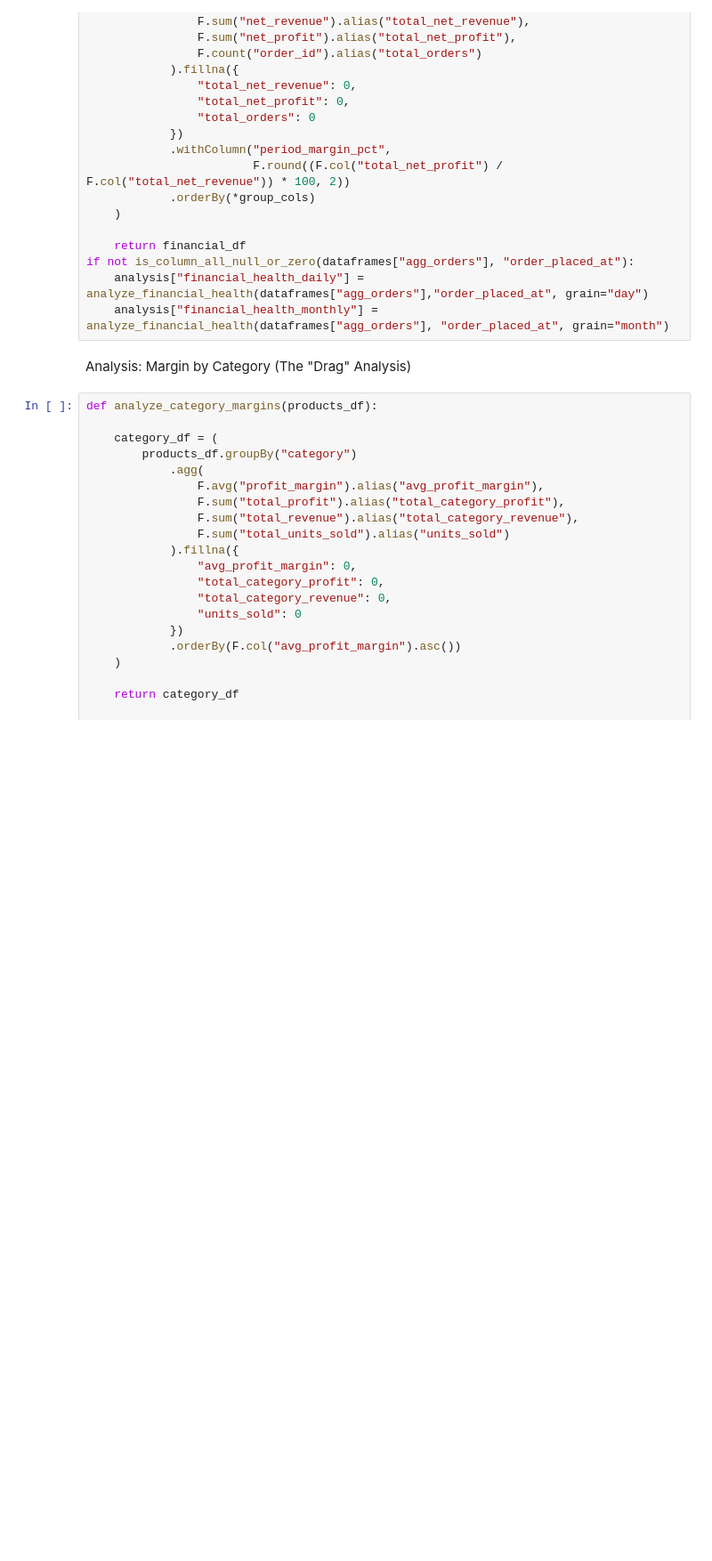
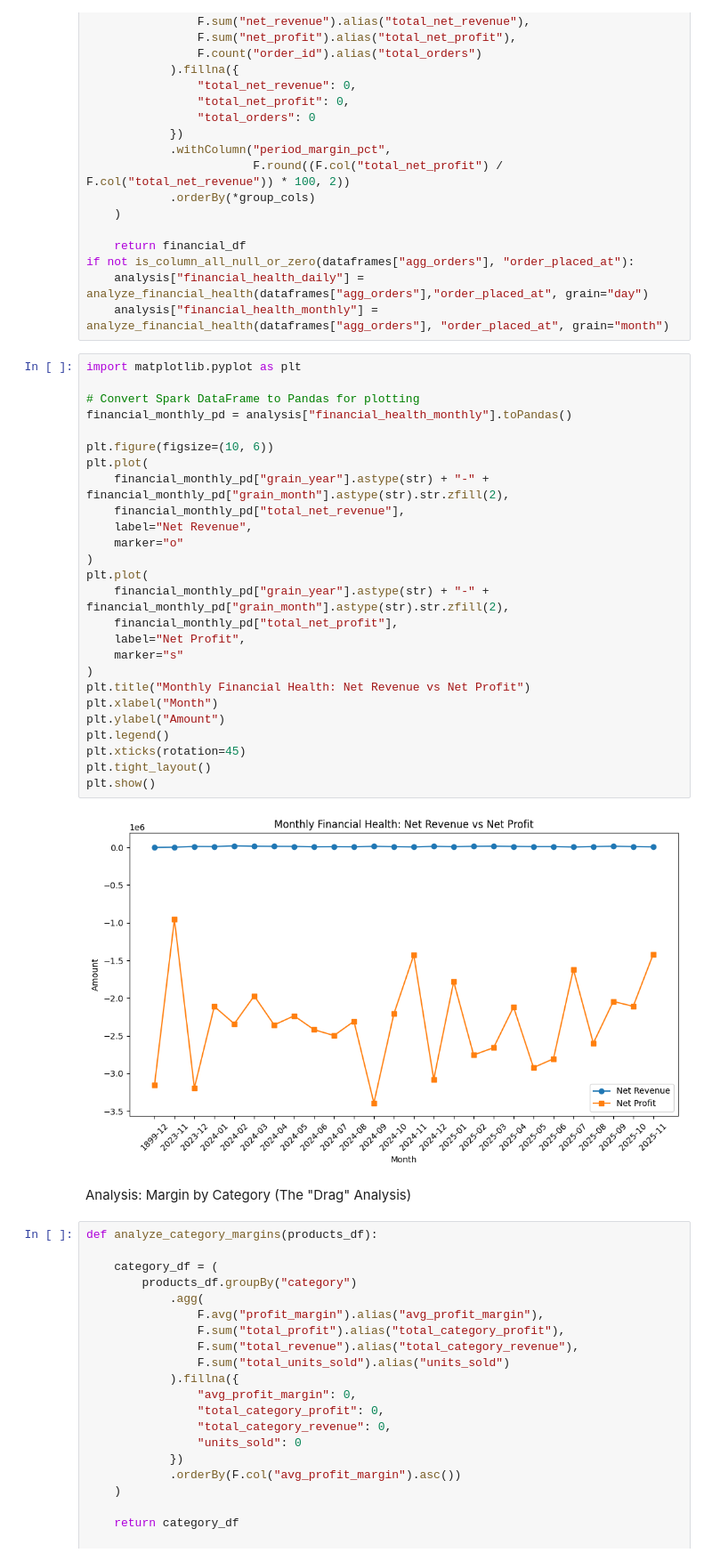
Before and after one commit to haq2682/pulse, a Jupyter notebook: analysis/analysis.ipynb, the cells around one changed output. Shown at 89% size. Cells and saved outputs as stored; diff of their text form; blank space fills up the shorter version.

```diff
--- a/analysis/analysis.ipynb
+++ b/analysis/analysis.ipynb
@@ -334,6 +334,34 @@ def analyze_financial_health(orders_df, date_col="order_placed_at", grain="month
 if not is_column_all_null_or_zero(dataframes["agg_orders"], "order_placed_at"):
     analysis["financial_health_daily"] = analyze_financial_health(dataframes["agg_orders"],"order_placed_at", grain="day")
     analysis["financial_health_monthly"] = analyze_financial_health(dataframes["agg_orders"], "order_placed_at", grain="month")
+# %%
+import matplotlib.pyplot as plt
+
+# Convert Spark DataFrame to Pandas for plotting
+financial_monthly_pd = analysis["financial_health_monthly"].toPandas()
+
+plt.figure(figsize=(10, 6))
+plt.plot(
+    financial_monthly_pd["grain_year"].astype(str) + "-" + financial_monthly_pd["grain_month"].astype(str).str.zfill(2),
+    financial_monthly_pd["total_net_revenue"],
+    label="Net Revenue",
+    marker="o"
+)
+plt.plot(
+    financial_monthly_pd["grain_year"].astype(str) + "-" + financial_monthly_pd["grain_month"].astype(str).str.zfill(2),
+    financial_monthly_pd["total_net_profit"],
+    label="Net Profit",
+    marker="s"
+)
+plt.title("Monthly Financial Health: Net Revenue vs Net Profit")
+plt.xlabel("Month")
+plt.ylabel("Amount")
+plt.legend()
+plt.xticks(rotation=45)
+plt.tight_layout()
+plt.show()
+# %% [output]
+[figure, added]
 # %% [markdown]
 Analysis: Margin by Category (The "Drag" Analysis)
 # %%
```
Also changed, not shown: parts of 7 cells of this notebook.
